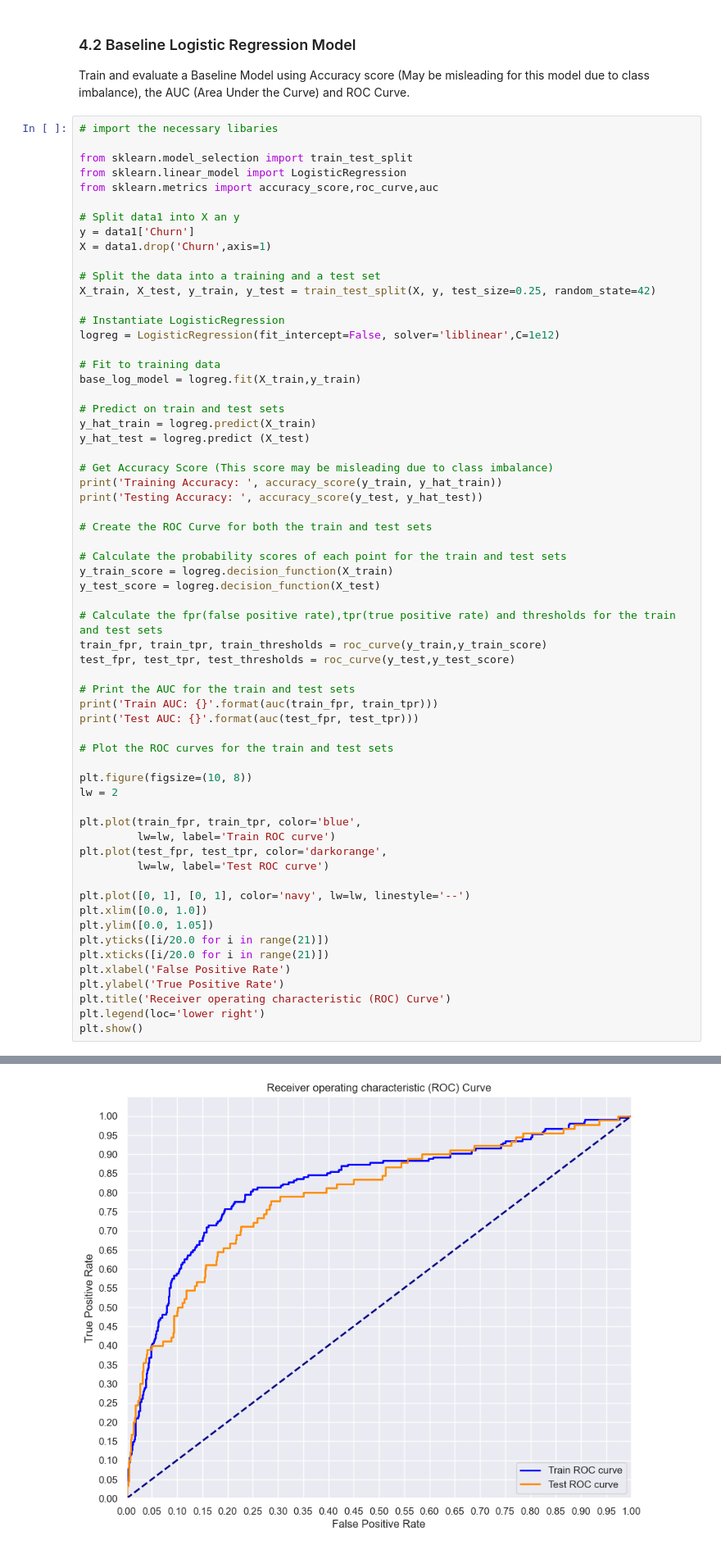
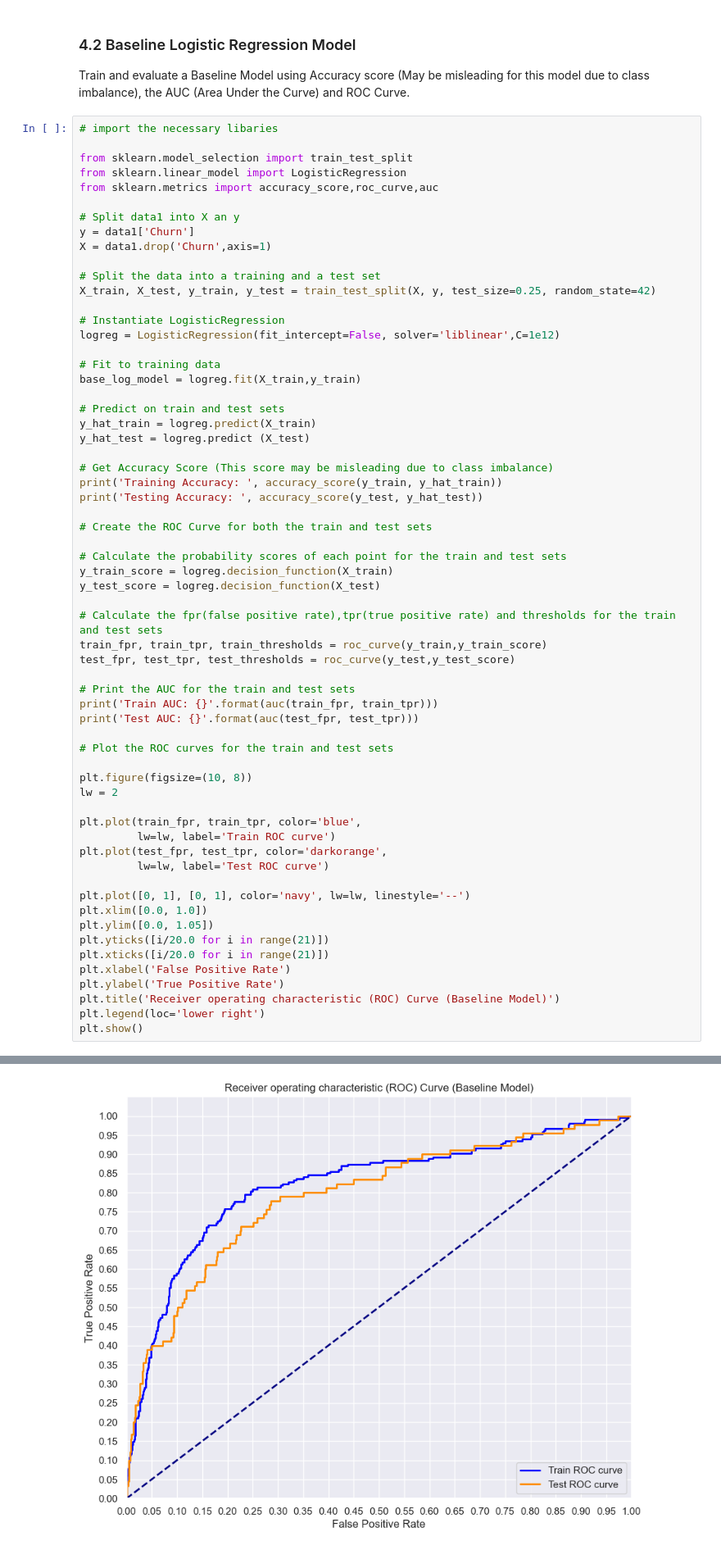
Before and after one commit to WambuiMunene/Phase-3-Project, a Jupyter notebook: index.ipynb, the cells around one changed output, grey strips where cells are left out. Shown at 82% size. Saved outputs shown, nothing was run; the diff lists cells and outputs as text.

```diff
--- a/index.ipynb
+++ b/index.ipynb
@@ -628,35 +628,35 @@ train_fpr, train_tpr, train_thresholds = roc_curve(y_train,y_train_score)
 test_fpr, test_tpr, test_thresholds = roc_curve(y_test,y_test_score)
 
 # Print the AUC for the train and test sets
 print('Train AUC: {}'.format(auc(train_fpr, train_tpr)))
 print('Test AUC: {}'.format(auc(test_fpr, test_tpr)))
 
 # Plot the ROC curves for the train and test sets
 
 plt.figure(figsize=(10, 8))
 lw = 2
 
 plt.plot(train_fpr, train_tpr, color='blue',
          lw=lw, label='Train ROC curve')
 plt.plot(test_fpr, test_tpr, color='darkorange',
          lw=lw, label='Test ROC curve')
 
 plt.plot([0, 1], [0, 1], color='navy', lw=lw, linestyle='--')
 plt.xlim([0.0, 1.0])
 plt.ylim([0.0, 1.05])
 plt.yticks([i/20.0 for i in range(21)])
 plt.xticks([i/20.0 for i in range(21)])
 plt.xlabel('False Positive Rate')
 plt.ylabel('True Positive Rate')
-plt.title('Receiver operating characteristic (ROC) Curve')
+plt.title('Receiver operating characteristic (ROC) Curve (Baseline Model)')
 plt.legend(loc='lower right')
 plt.show()
 # %% [output]
 Training Accuracy:  0.9003338102050549
 Testing Accuracy:  0.8828571428571429
 Train AUC: 0.8209384507720331
 Test AUC: 0.7920765027322404
-[figure, old version]
+[figure, new version]
 # %% [markdown]
 The model's performance metrics are quite promising. The accuracy and AUC scores for both the training and testing sets suggest that the model is performing well, with only a slight drop in performance on the test set. The Training Accuracy score shows that the model correctly predicts the class labels for about 90% and 88% of the training and test data respectively. The AUC score of 0.82 for the training set indicates good model performance, as it reflects a strong ability to distinguish between the classes.The AUC score of 0.79 for the test set, while slightly lower than the training AUC, is still quite good. This indicates that the model maintains a good level of performance on unseen data.  I will proceed with the SMOTE oversampling of the minority class to see if the model improves further.
 # %% [markdown]
```
Also changed, not shown: parts of 11 cells of this notebook.
